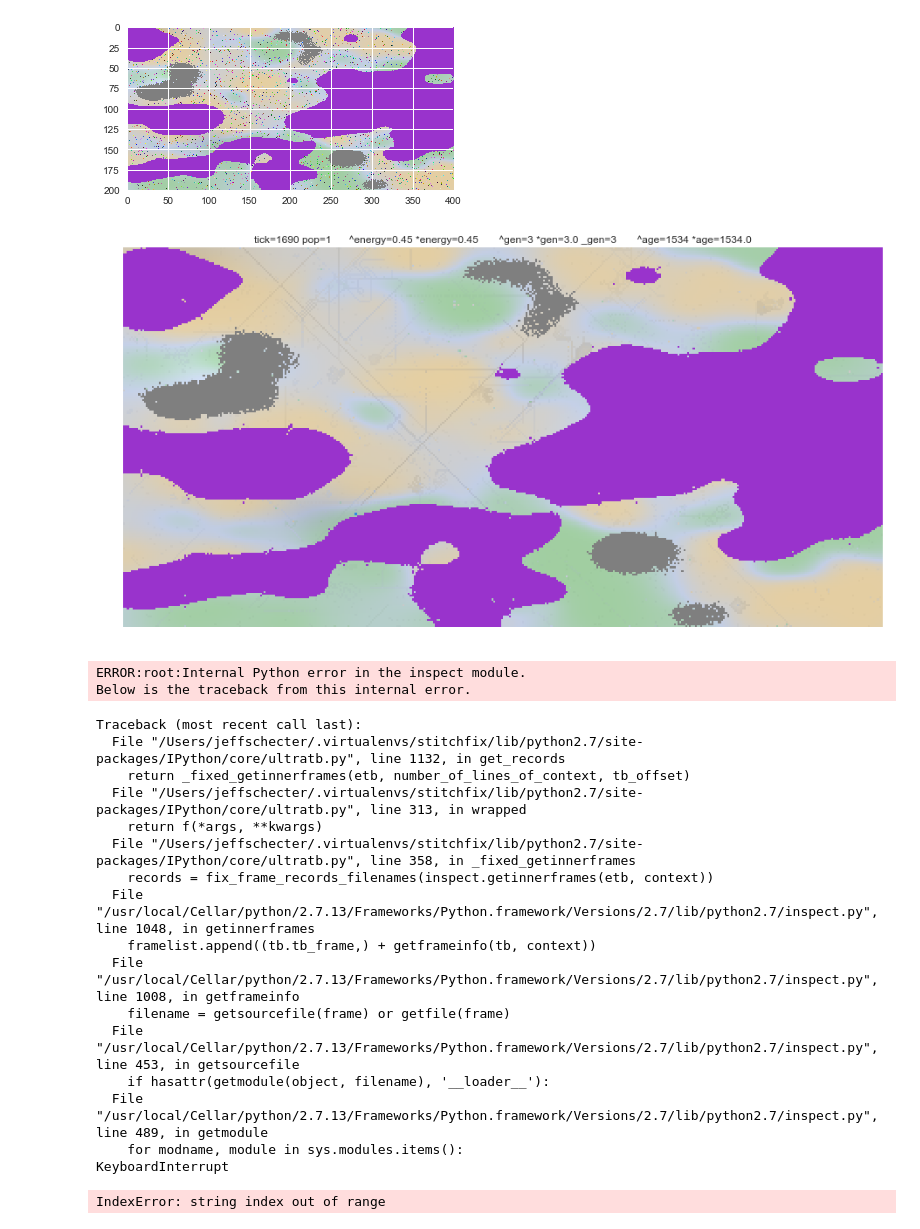
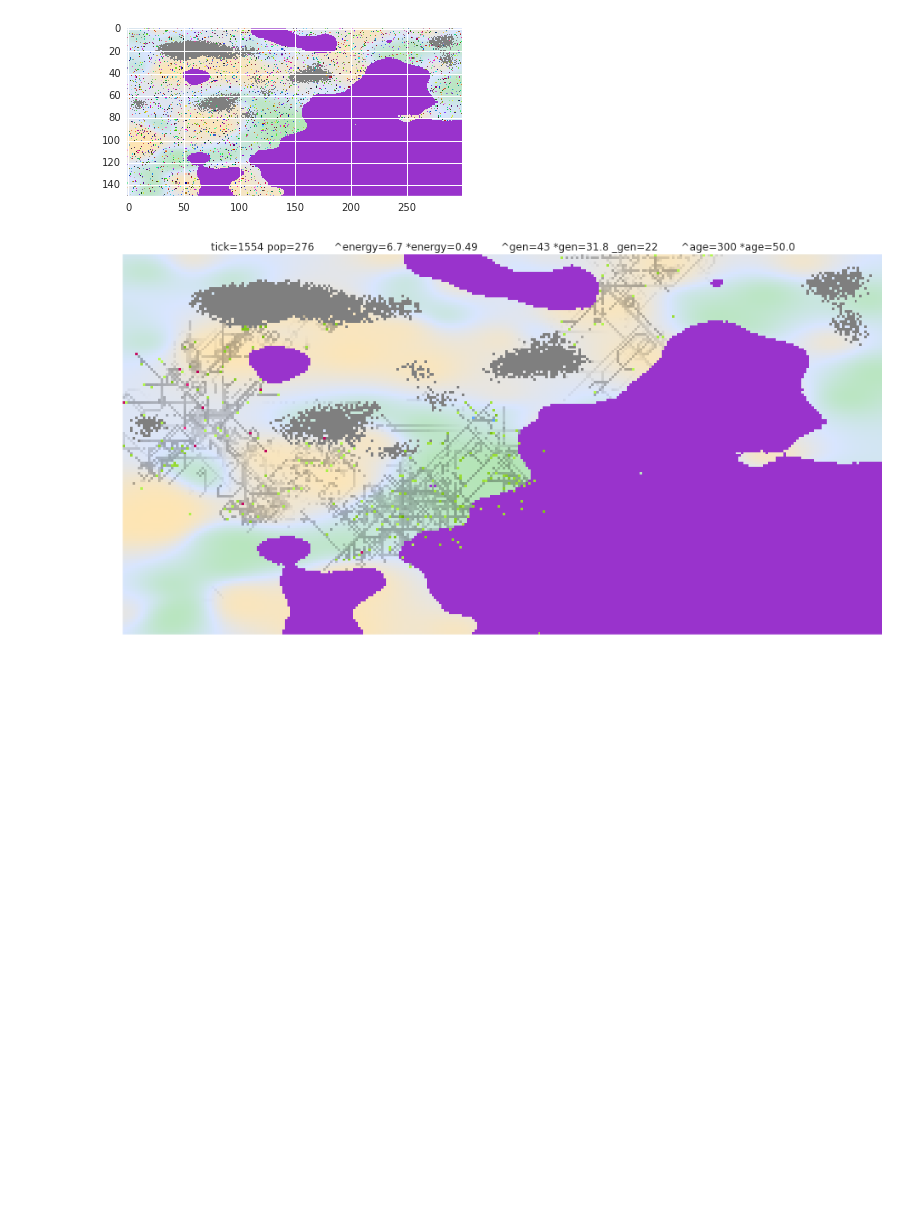
Before and after one commit to jeffschecter/yvolv, a Jupyter notebook: notebooks/scratch.ipynb, the cells around one changed output. Drawn from its saved outputs; the diff is of its cells as text; code cells hidden in the pictures; blank space fills up the shorter version.

```diff
--- a/notebooks/scratch.ipynb
+++ b/notebooks/scratch.ipynb
@@ -20,58 +23,41 @@ reload(simulate)
 # %%
-w = world.World(400, 200, tpoints=100, bpoints=100)
+w = world.World(300, 150, tpoints=100, bpoints=60)
 s = simulate.Simulation(w, 5000)
 # %%
 figsize(6, 3)
 plt.imshow(s.image(), interpolation="none", filternorm=0)
 plt.show()
 # %% [output]
-[figure, old version]
+[figure, new version]
 # %%
 figsize(16, 8)
 
-for t in np.arange(10000):
+for t in np.arange(2100):
     s.tick()
-    if (t + 1) % 10 == 0:
+    if len(s.herd) <= 3:
+        break
+    if (t + 1) % 3 == 0:
         herd = s.herd
         emax = max(b.energy for b in herd)
         eavg = np.mean([b.energy for b in herd])
         gmax = max(b.generation for b in herd)
         gavg = np.mean([b.generation for b in herd])
         gmin = min(b.generation for b in herd)
         amax = max(b.age for b in herd)
         aavg = np.mean([b.age for b in herd])
         display.clear_output(wait=True)
         plt.imshow(s.image(), interpolation="none", filternorm=0)
         plt.title(
             "tick={} pop={}      "
             "^energy={} *energy={}       "
             "^gen={} *gen={} _gen={}       "
             "^age={} *age={}".format(
                 s.world.age, len(s.herd),
                 round(emax, 2), round(eavg, 2),
                 gmax, round(gavg, 1), gmin,
                 amax, round(aavg)))
         plt.axis("off")
         plt.show()
 # %% [output]
-[figure, old version]
+[figure, new version]
-ERROR:root:Internal Python error in the inspect module.
-Below is the traceback from this internal error.
-Traceback (most recent call last):
-  File "/Users/jeffschecter/.virtualenvs/stitchfix/lib/python2.7/site-packages/IPython/core/ultratb.py", line 1132, in get_records
-    return _fixed_getinnerframes(etb, number_of_lines_of_context, tb_offset)
-  File "/Users/jeffschecter/.virtualenvs/stitchfix/lib/python2.7/site-packages/IPython/core/ultratb.py", line 313, in wrapped
-    return f(*args, **kwargs)
-  File "/Users/jeffschecter/.virtualenvs/stitchfix/lib/python2.7/site-packages/IPython/core/ultratb.py", line 358, in _fixed_getinnerframes
-    records = fix_frame_records_filenames(inspect.getinnerframes(etb, context))
-  File "/usr/local/Cellar/python/2.7.13/Frameworks/Python.framework/Versions/2.7/lib/python2.7/inspect.py", line 1048, in getinnerframes
-    framelist.append((tb.tb_frame,) + getframeinfo(tb, context))
-  File "/usr/local/Cellar/python/2.7.13/Frameworks/Python.framework/Versions/2.7/lib/python2.7/inspect.py", line 1008, in getframeinfo
-    filename = getsourcefile(frame) or getfile(frame)
-  File "/usr/local/Cellar/python/2.7.13/Frameworks/Python.framework/Versions/2.7/lib/python2.7/inspect.py", line 453, in getsourcefile
-    if hasattr(getmodule(object, filename), '__loader__'):
-  File "/usr/local/Cellar/python/2.7.13/Frameworks/Python.framework/Versions/2.7/lib/python2.7/inspect.py", line 489, in getmodule
-    for modname, module in sys.modules.items():
-KeyboardInterrupt
-IndexError: string index out of range
 # %%
```
Also changed, not shown: parts of 3 cells of this notebook, 2 other files.
